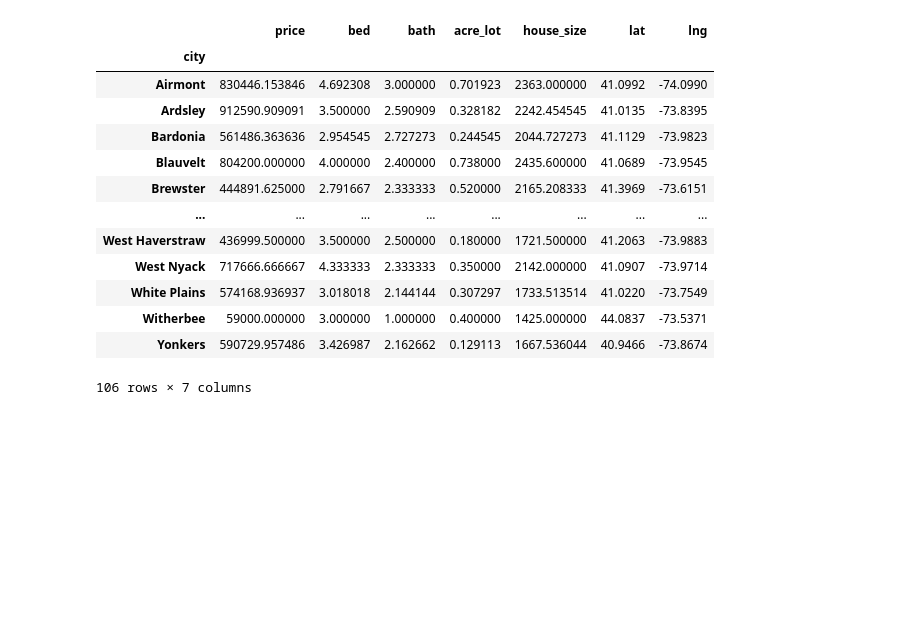
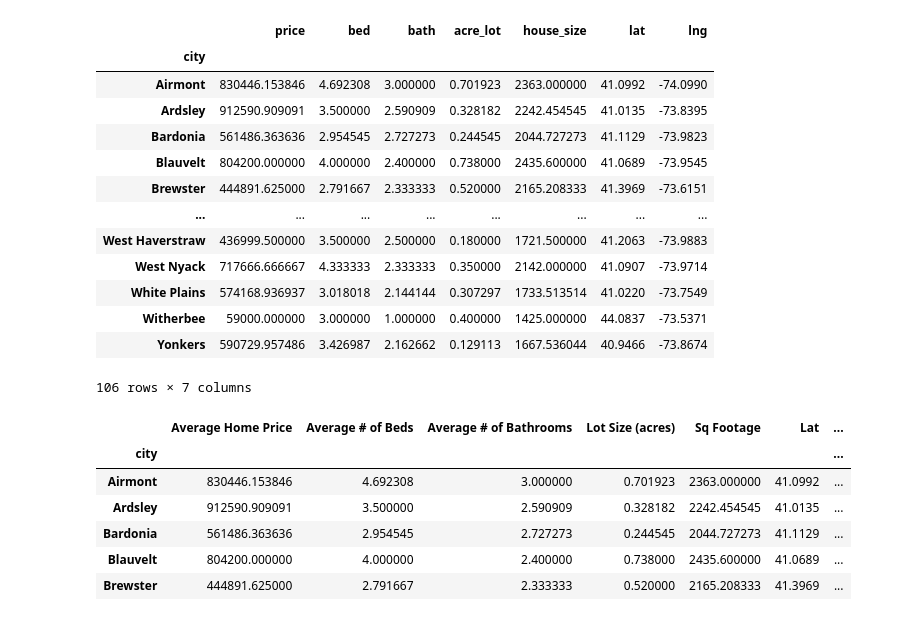
Before and after one commit to NMcHale029/BC-Project-1, a Jupyter notebook: cites.ipynb, the cells around one changed output. Drawn from its saved outputs; the diff is of its cells as text; code cells hidden in the pictures; blank space fills up the shorter version.

```diff
--- a/cites.ipynb
+++ b/cites.ipynb
@@ -270,5 +270,24 @@ city_group_df
 | Witherbee | 59000.000000 | 3.000000 | 1.000000 | 0.400000 | 1425.000000 | 44.0837 | -73.5371 |
 | Yonkers | 590729.957486 | 3.426987 | 2.162662 | 0.129113 | 1667.536044 | 40.9466 | -73.8674 |
 106 rows × 7 columns
+# %%
+city_group_df = city_group_df.rename(columns={
+    "price" : "Average Home Price",
+    'bed' : "Average # of Beds",
+    'bath' : "Average # of Bathrooms",
+    'acre_lot' : 'Lot Size (acres)',
+    'house_size' : 'Sq Footage',
+    'lat': 'Lat',
+    'lng': 'Lon'
+})
+city_group_df.head()
+# %% [output]
+|  | Average Home Price | Average # of Beds | Average # of Bathrooms | Lot Size (acres) | Sq Footage | Lat | ... |
+| city |  |  |  |  |  |  | ... |
+| Airmont | 830446.153846 | 4.692308 | 3.000000 | 0.701923 | 2363.000000 | 41.0992 | ... |
+| Ardsley | 912590.909091 | 3.500000 | 2.590909 | 0.328182 | 2242.454545 | 41.0135 | ... |
+| Bardonia | 561486.363636 | 2.954545 | 2.727273 | 0.244545 | 2044.727273 | 41.1129 | ... |
+| Blauvelt | 804200.000000 | 4.000000 | 2.400000 | 0.738000 | 2435.600000 | 41.0689 | ... |
+| Brewster | 444891.625000 | 2.791667 | 2.333333 | 0.520000 | 2165.208333 | 41.3969 | ... |
 # %%
 city_plot = city_group_df.hvplot.points(
```
Also changed, not shown: parts of 1 cell of this notebook.
